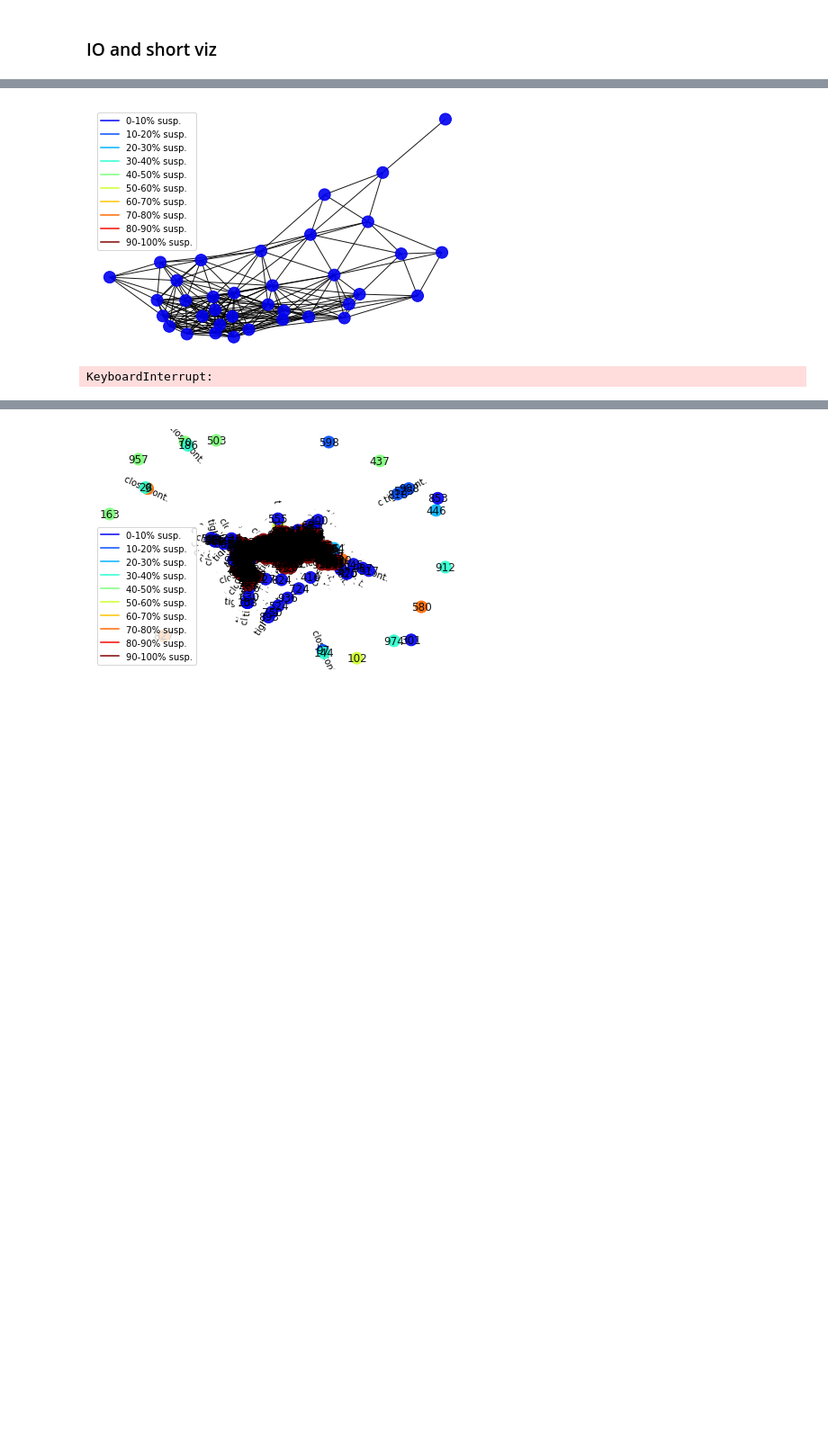
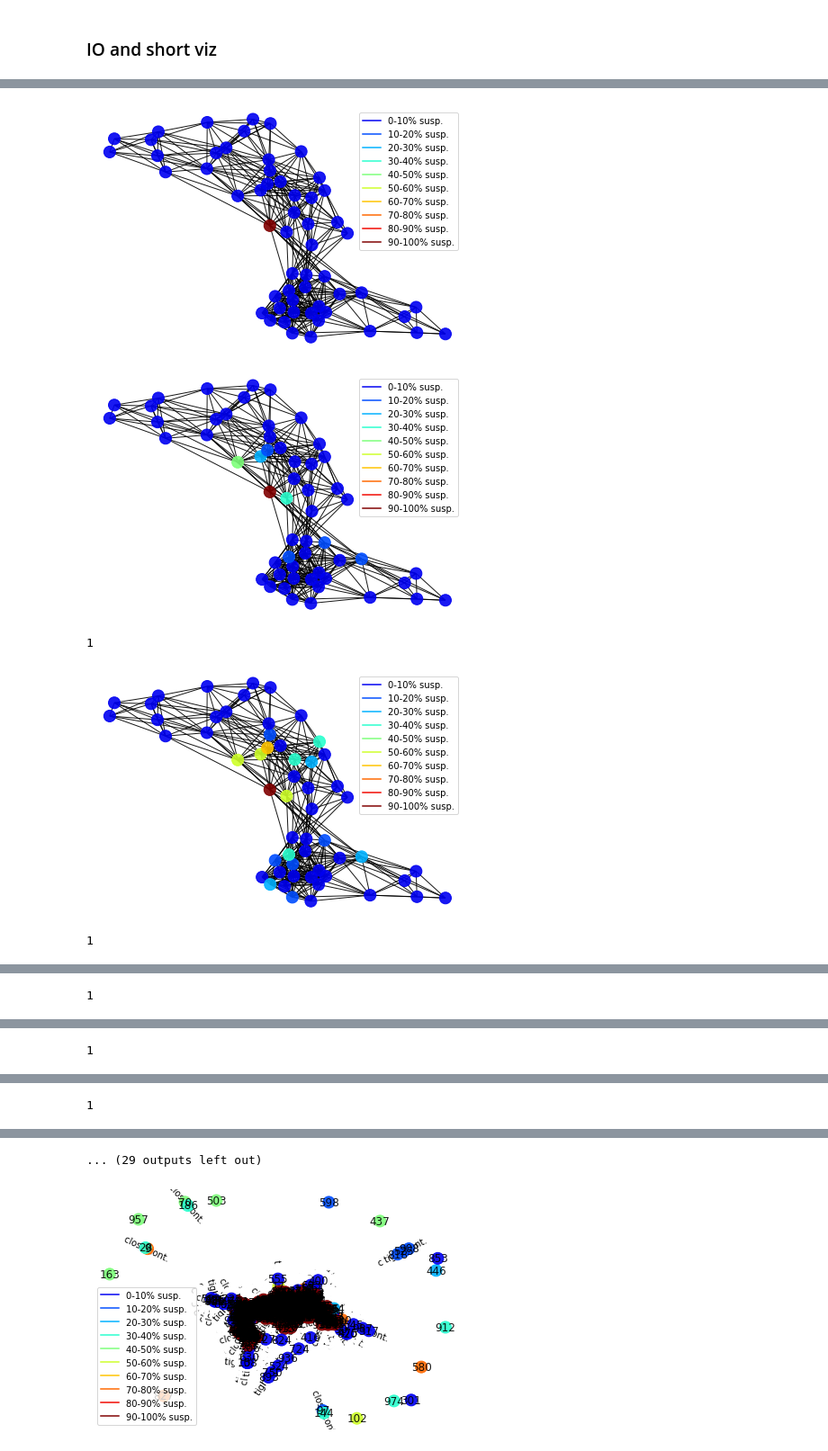
Before and after one commit to anty-filidor/covidout, a Jupyter notebook: src.ipynb, the cells around one changed output, grey strips where cells are left out. Shown at 90% size. Cells and saved outputs as stored; diff of their text form; code cells hidden in the pictures; blank space fills up the shorter version.

```diff
--- a/src.ipynb
+++ b/src.ipynb
@@ -45,30 +43,33 @@ _ = vis.plot(_g, n_labels=True, e_labels=False)
 # %%
 # load network
 g = ioops.read_net('networks/nod2.csv', 'networks/edg2.csv')
 
 # extract node to take a close look at and degree of neighbourhood
-node_of_interest = 649
-ngrhd_degree = 3
+node_of_interest = 648
+ngrhd_degree = 2
 
 # initialse container for images
 imgs = []
 
+spreading.update_node(g, node_of_interest, 1)
 
 # plot initial state of network
 pos = nx.spring_layout(_g)
 _g = vis._filter(g, node_of_interest, ngrhd_degree)
 imgs.append(vis.plot(_g, False, False, pos))
 
-spreading.sperad(g, node_of_interest, True)
-
-# perform propagation in 10 epochs
-for i in range(10):
+# perform propagation in n epochs
+for i in range(20):
     # propagate
     _ = spreading.sperad(g, node_of_interest)
 
     # plot initial state of network
     _g = vis._filter(g, node_of_interest, ngrhd_degree)
     imgs.append(vis.plot(_g, False, False, pos))
+    print(g.nodes[node_of_interest]['prob'])
 # %% [output]
-[figure, old version]
+[figure, new version]
+[figure, added]
-KeyboardInterrupt:
+1
+[figure, added]
+1
@@ -74,0 +77 @@ KeyboardInterrupt:
+1
@@ -74,0 +79 @@ KeyboardInterrupt:
+1
@@ -74,0 +81 @@ KeyboardInterrupt:
+1
@@ -75,3 +83,4 @@ KeyboardInterrupt:
+... (29 outputs left out)
 # %%
 
 xdd = []
```
Also changed, not shown: parts of 5 cells of this notebook, 11 other files.
